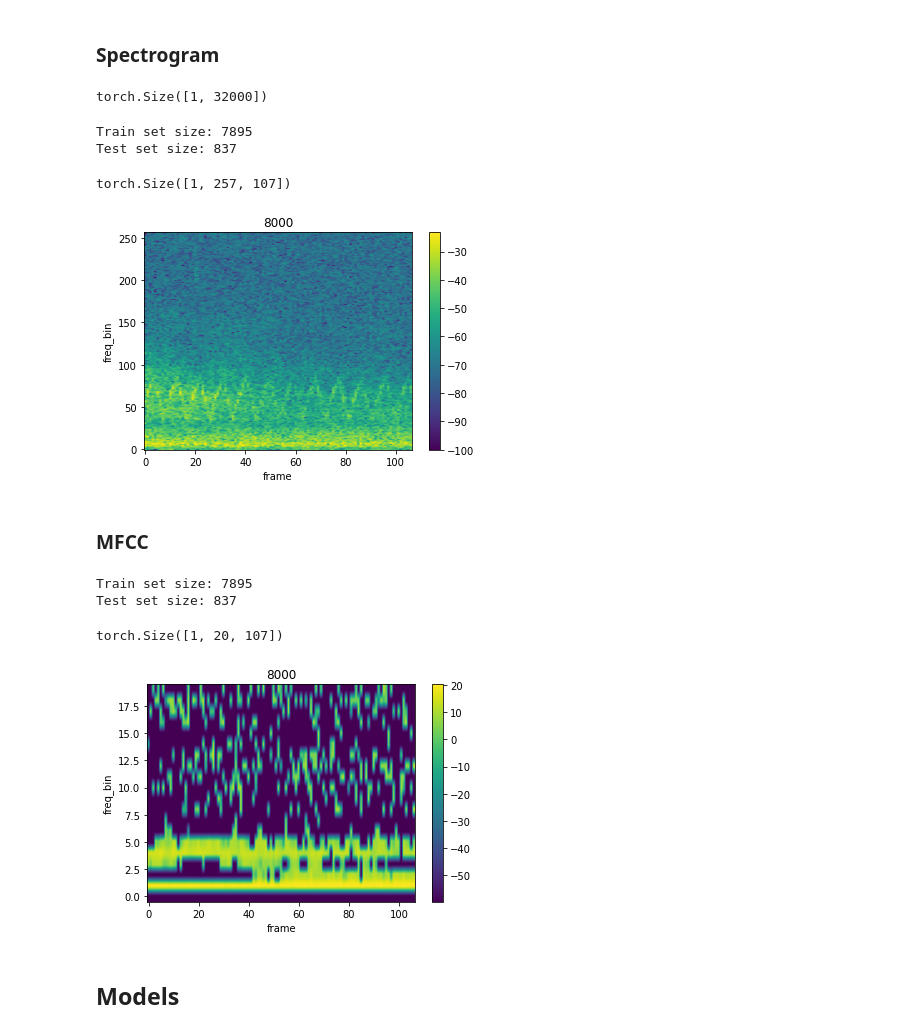
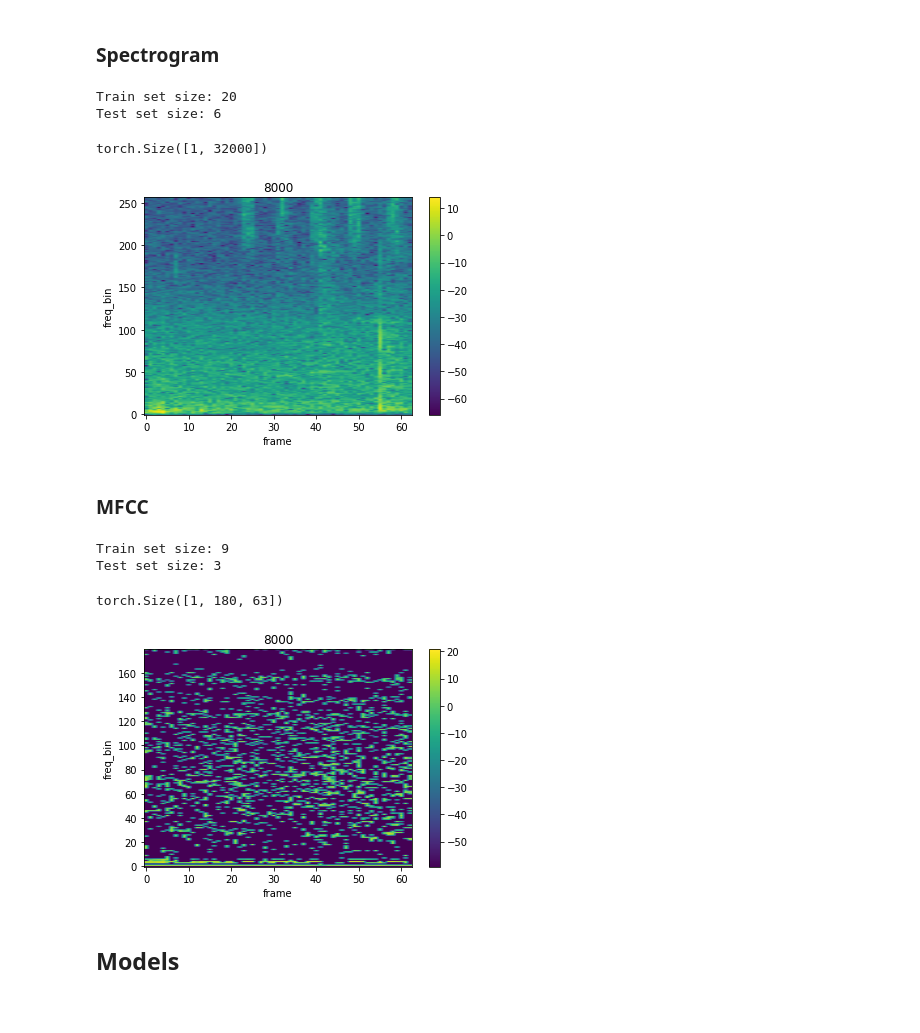
Before and after one commit to nprime496/building-floor-recognition, a Jupyter notebook: code/audio_classification.ipynb, the cells around one changed output. Drawn from its saved outputs; the diff is of its cells as text; code cells hidden in the pictures.

```diff
--- a/code/audio_classification.ipynb
+++ b/code/audio_classification.ipynb
@@ -417,14 +505,14 @@ class SoundDataset(Dataset):
 # %%
-csv_path = './UrbanSound8K/metadata/UrbanSound8K.csv'
-file_path = './UrbanSound8K/audio/'
+all_set = SoundDataset(dataset, file_path, range(0,6))
 
-train_set = SoundDataset(csv_path, file_path, range(1,10))
-test_set = SoundDataset(csv_path, file_path, [10])
+train_set = SoundDataset(X_train, file_path, range(0,6))
+test_set = SoundDataset(X_test, file_path, range(0,6))
+print("Alll set size: " + str(len(all_set)))
 print("Train set size: " + str(len(train_set)))
 print("Test set size: " + str(len(test_set)))
 
 kwargs = {'num_workers': 1, 'pin_memory': True} if device == 'cuda' else {} #needed for using datasets on gpu
 
-train_loader = torch.utils.data.DataLoader(train_set, batch_size = 32, shuffle = True, **kwargs)
-test_loader = torch.utils.data.DataLoader(test_set, batch_size = 32, shuffle = True, **kwargs)
+train_loader = torch.utils.data.DataLoader(train_set, batch_size = 5, shuffle = True, **kwargs)
+test_loader = torch.utils.data.DataLoader(test_set, batch_size = 5, shuffle = True, **kwargs)
 # %% [output]
@@ -466,4 +563,18 @@ class SpecSoundDataset(SoundDataset):
 
     def __len__(self):
         return len(self.file_names)
+# %%
+
+# configure spectrogram settings
+config_spec_args = {
+    'n_fft':512,
+}
+
+test_train_set = SpecSoundDataset(X_train, file_path, range(1,10), **config_spec_args)
+test_test_set = SpecSoundDataset(X_test, file_path, [10], **config_spec_args)
+print("Train set size: " + str(len(train_set)))
+print("Test set size: " + str(len(test_set)))
+# %% [output]
+Train set size: 20
+Test set size: 6
 # %%
@@ -471,29 +582,9 @@ train_set[2451][0].shape
 # %% [output]
 torch.Size([1, 32000])
-# %%
-csv_path = './UrbanSound8K/metadata/UrbanSound8K.csv'
-file_path = './UrbanSound8K/audio/'
-
-# configure spectrogram settings
-config_spec_args = {
-    'n_fft':512,
-}
-
-test_train_set = SpecSoundDataset(csv_path, file_path, range(1,10), **config_spec_args)
-test_test_set = SpecSoundDataset(csv_path, file_path, [10], **config_spec_args)
-print("Train set size: " + str(len(train_set)))
-print("Test set size: " + str(len(test_set)))
-# %% [output]
-Train set size: 7895
-Test set size: 837
-# %%
-train_set[2451][0].shape
-# %% [output]
-torch.Size([1, 257, 107])
 # %%
-plot_spectrogram(train_set[2451][0][0],8000)
+plot_spectrogram(test_train_set[2][0][0],8000)
 # %% [output]
-[figure, old version]
+[figure, new version]
 # %% [markdown]
 ### MFCC
 # %%
@@ -504,8 +595,8 @@ class MFCCSoundDataset(SoundDataset):
     #  path to the UrbanSound8K audio files
     #  list of folders to use in the dataset
 
-    def __init__(self, csv_path, file_path, folderList, n_mfcc, sample_rate, n_fft = None, n_mels = None, mel_scale = 'htk'):
-        super().__init__(csv_path, file_path, folderList)
+    def __init__(self, csvData, file_path, folderList, n_mfcc, sample_rate, n_fft = None, n_mels = None, mel_scale = 'htk'):
+        super().__init__(csvData, file_path, folderList)
         self._n_fft = n_fft
         self._win_length = win_length
         self._hop_length = hop_length
@@ -536,33 +627,31 @@ class MFCCSoundDataset(SoundDataset):
     def __len__(self):
         return len(self.file_names)
 # %%
-csv_path = './UrbanSound8K/metadata/UrbanSound8K.csv'
-file_path = './UrbanSound8K/audio/'
 
 # configure spectrogram settings
 config_spec_args = {
     'n_fft':512,
-    'n_mfcc':20,
+    'n_mfcc':180,
     'sample_rate':8000,
-    'n_mels':100,
+    'n_mels':180,
 
 }
 
-test_train_set = MFCCSoundDataset(csv_path, file_path, range(1,10), **config_spec_args)
-test_test_set = MFCCSoundDataset(csv_path, file_path, [10], **config_spec_args)
+test_train_set = MFCCSoundDataset(X_train, file_path, range(1,10), **config_spec_args)
+test_test_set = MFCCSoundDataset(X_test, file_path, [10], **config_spec_args)
 print("Train set size: " + str(len(train_set)))
 print("Test set size: " + str(len(test_set)))
 # %% [output]
-Train set size: 7895
-Test set size: 837
+Train set size: 9
+Test set size: 3
 # %%
-train_set[2451][0].shape
+test_train_set[2][0].shape
 # %% [output]
-torch.Size([1, 20, 107])
+torch.Size([1, 180, 63])
 # %%
-plot_spectrogram(train_set[2451][0][0],8000)
+plot_spectrogram(test_train_set[2][0][0],8000)
 # %% [output]
-[figure, old version]
+[figure, new version]
 # %%
 # cleaning
 try:
```
Also changed, not shown: parts of 53 cells of this notebook.
